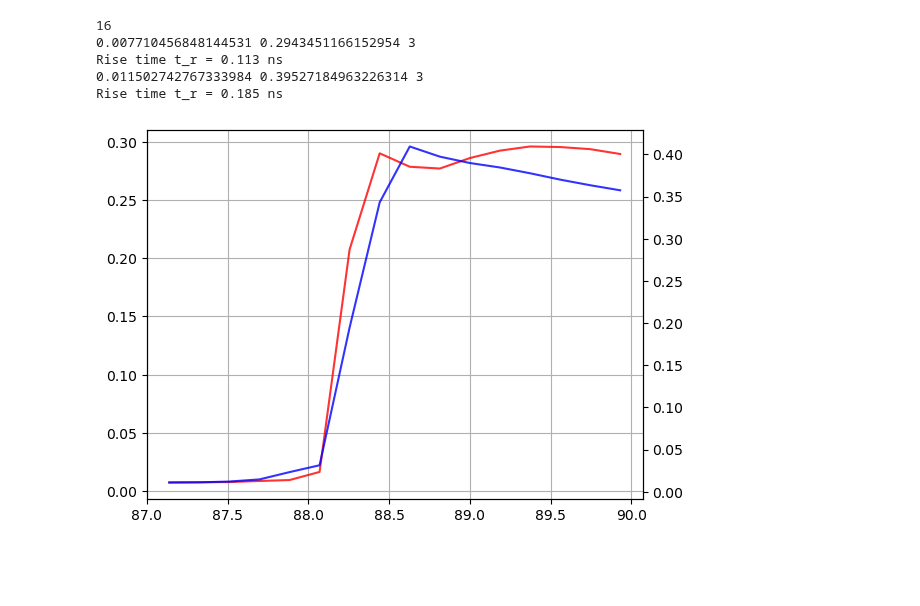
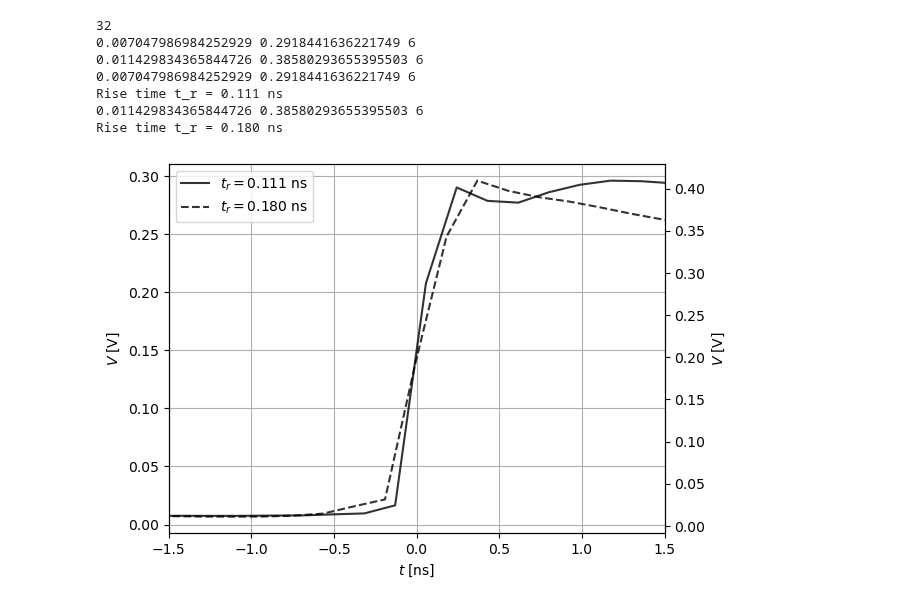
Before and after one commit to jaseg/sampling-mesh-monitor, a Jupyter notebook: risetime_measurements/Risetime.ipynb, the cells around one changed output. Drawn from its saved outputs; the diff is of its cells as text; code cells hidden in the pictures; blank space fills up the shorter version.

Commit message:
Add exported risetime graph

```diff
--- a/risetime_measurements/Risetime.ipynb
+++ b/risetime_measurements/Risetime.ipynb
@@ -37,55 +37,87 @@ tdp0604_mesh_0.6mm
 tdp0604_mesh_1.0mm
 tdp0604_open
 # %%
-def plot_and_calc(run, ivl_start, ivl_end):
+def plot_and_calc(run, ivl_start, ivl_end, ax=None, ylabel=True, grid=True):
     d = meas[run]
     sampling_period_ns = 1000 / 168 / 32
     t = np.linspace(0, len(d['adc1'])*sampling_period_ns, len(d['adc1']))
-    fig, ax = plt.subplots()
-    ivl = (ivl_start, ivl_end)
+    if ax is None:
+        fig, ax = plt.subplots()
+    ivl_w = ivl_end - ivl_start
+    ivl = (ivl_start - ivl_w*0.5, ivl_end + ivl_w*0.5)
 
     t_slice = t[(ivl[0] <= t) & (t <= ivl[1])]
     adc1_slice = d['adc1'][(ivl[0] < t) & (t < ivl[1])]
     adc2_slice = d['adc2'][(ivl[0] < t) & (t < ivl[1])]
     print(len(t_slice))
 
-    ax.grid()
-    #ax.plot(t, d['adc1'], color='red', alpha=0.8)
-    #ax.twinx().plot(t, d['adc2'], color='blue', alpha=0.8)
-    #ax.set_xlim(ivl)
-    ax.plot(t_slice, adc1_slice, color='red', alpha=0.8)
-    ax.twinx().plot(t_slice, adc2_slice, color='blue', alpha=0.8)
+    def find_offset(t, y):
+        y_sorted = sorted(y)
+        low = statistics.mean(y_sorted[:len(y_sorted)//5])
+        high = statistics.mean(y_sorted[-len(y_sorted)//5:])
+        print(low, high, len(y_sorted)//5)
+        amp = high - low
+        th = low + 0.5 * amp
+
+        for t1, t2, y1, y2 in zip(t, t[1:], y, y[1:]):
+            if y1 <= th < y2:
+                return t1 + (t2 - t1) * (th - y1) / (y2 - y1)
+
+    t1 = t_slice - find_offset(t_slice, adc1_slice)
+    t2 = t_slice - find_offset(t_slice, adc2_slice)
 
     def edge_process(xs, ys, color):
         y_sorted = sorted(ys)
         low = statistics.mean(y_sorted[:len(y_sorted)//5])
         high = statistics.mean(y_sorted[-len(y_sorted)//5:])
         print(low, high, len(y_sorted)//5)
         amp = high - low
         th_low = low + 0.3 * amp
         th_high = low + 0.7 * amp
 
         x_low, x_high = None, None
         for x1, x2, y1, y2 in zip(xs, xs[1:], ys, ys[1:]):
             if y1 < th_low and y2 > th_low:
                 x_low = x1 + (x2 - x1) * (th_low - y1) / (y2 - y1)
             if y1 < th_high and y2 > th_high:
                 x_high = x1 + (x2 - x1) * (th_high - y1) / (y2 - y1)
         #ax.axvline(x_low, color=color)
         #ax.axvline(x_high, color=color)
-        print(f'Rise time t_r = {x_high - x_low:.3f} ns')
+        tr = x_high - x_low
+        print(f'Rise time t_r = {tr:.3f} ns')
+        return tr
 
-    edge_process(t_slice, adc1_slice, 'red')
-    edge_process(t_slice, adc2_slice, 'blue')
+
+    tr1 = edge_process(t_slice, adc1_slice, 'red')
+    tr2 = edge_process(t_slice, adc2_slice, 'blue')
+
+    if grid:
+        ax.grid()
+    #ax.plot(t, d['adc1'], color='red', alpha=0.8)
+    #ax.twinx().plot(t, d['adc2'], color='blue', alpha=0.8)
+    #ax.set_xlim(ivl)
+    l1 = ax.plot(t1, adc1_slice, color='black', linestyle='-', alpha=0.8)
+    tx = ax.twinx()
+    l2 = tx.plot(t2, adc2_slice, color='black', linestyle='--', alpha=0.8)
+    ax.set_xlim([-ivl_w/2, ivl_w/2])
+    ax.set_xlabel(r'$t\;[\mathrm{ns}]$')
+    if ylabel:
+        ax.set_ylabel(r'$V\;[\mathrm{V}]$')
+        tx.set_ylabel(r'$V\;[\mathrm{V}]$')
+    ax.legend(l1 + l2, [
+        fr'$t_r = {tr1:.3f}\;\mathrm{{ns}}$',
+        fr'$t_r = {tr2:.3f}\;\mathrm{{ns}}$'])
 
 plot_and_calc('pi3hdx_clipline_risetime_new', 87, 90)
 # %% [output]
-16
-0.007710456848144531 0.2943451166152954 3
-Rise time t_r = 0.113 ns
-0.011502742767333984 0.39527184963226314 3
-Rise time t_r = 0.185 ns
+32
+0.007047986984252929 0.2918441636221749 6
+0.011429834365844726 0.38580293655395503 6
+0.007047986984252929 0.2918441636221749 6
+Rise time t_r = 0.111 ns
+0.011429834365844726 0.38580293655395503 6
+Rise time t_r = 0.180 ns
-[figure, old version]
+[figure, new version]
 # %%
 plot_and_calc('max3748_open', 62, 70)
 # %% [output]
```
Also changed, not shown: parts of 5 cells of this notebook, 1 other file.
